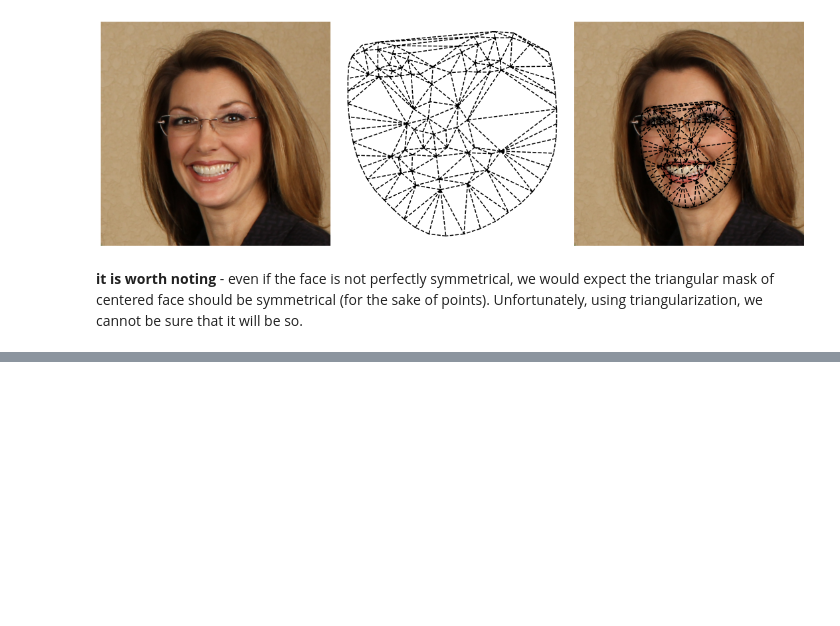
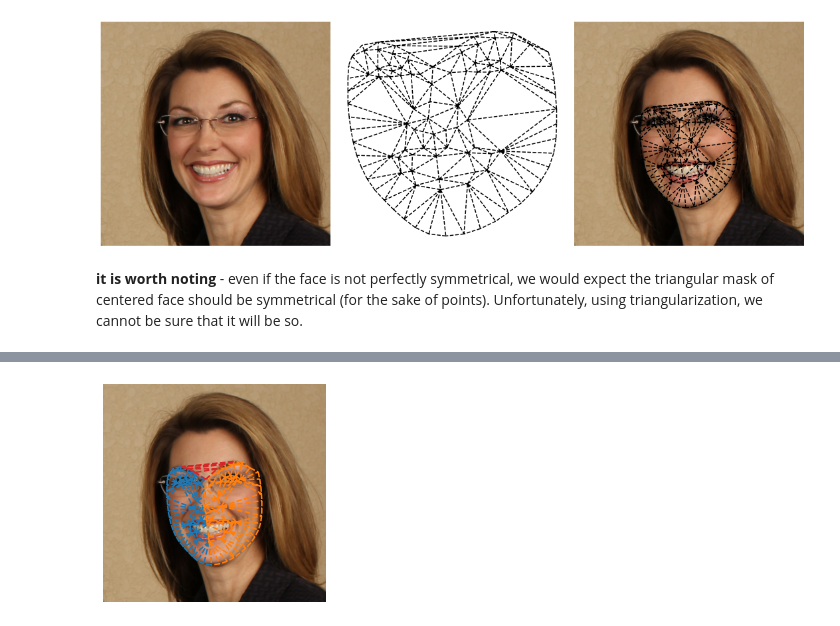
Before and after one commit to waczjoan/Face-Morph, a Jupyter notebook: Triangulation/triangulation.ipynb, the cells around one changed output, grey strips where cells are left out. Drawn from its saved outputs; the diff is of its cells as text; code cells hidden in the pictures; blank space fills up the shorter version.

```diff
--- a/Triangulation/triangulation.ipynb
+++ b/Triangulation/triangulation.ipynb
@@ -181,0 +204,35 @@ plot_point_color(images[example_img]['img'], images[example_img]['landmarks'])
+# %%
+def triangles_exclusion(triangles, exclusion_triangles):
+    """
+    triangles - base traingles array with landmarks
+    exclusion_triangles - traingles array which will be excluted from triangles array
+    """
+    new_triangles = []
+    for triangle in triangles:
+        new_triangles.append(triangle)
+        for i in exclusion_triangles:
+            if (i == triangle).all():
+                new_triangles = new_triangles[:-1]
+                break
+    return new_triangles
+# %%
+# define symmetry dictonary with all landmarks points with their corresponding points
+symmetry = images[example_img]['landmarks'].symmetry
+# %%
+# create triangles which will be mirror vew of selected traingles using symmetry dicotnary
+mirror_triangles_to_left_side_face = create_mirror_traingles(left_face_side_traingles, symmetry)
+# %%
+# do not forgot about conncetion beetwen eyebrowns
+traingles_connections = triangles_exclusion(traingles_included_any_left_face_side_points, reight_face_side_traingles)
+traingles_connections = triangles_exclusion(traingles_connections, left_face_side_traingles)
+# %%
+# plot images with created traingle grid
+plot_img(images[example_img]['img'])
+plot_landmarks_triplot(images[example_img]['landmarks'](), left_face_side_traingles,
+                       without_img = False, color = 'tab:blue')
+plot_landmarks_triplot(images[example_img]['landmarks'](),
+                       mirror_triangles_to_left_side_face, without_img = False, color = 'tab:orange')
+plot_landmarks_triplot(images[example_img]['landmarks'](),
+                       traingles_connections, without_img = False, color = 'tab:red')
+# %% [output]
+[figure, added]
```
Also changed, not shown: parts of 38 cells of this notebook, 4 other files.
